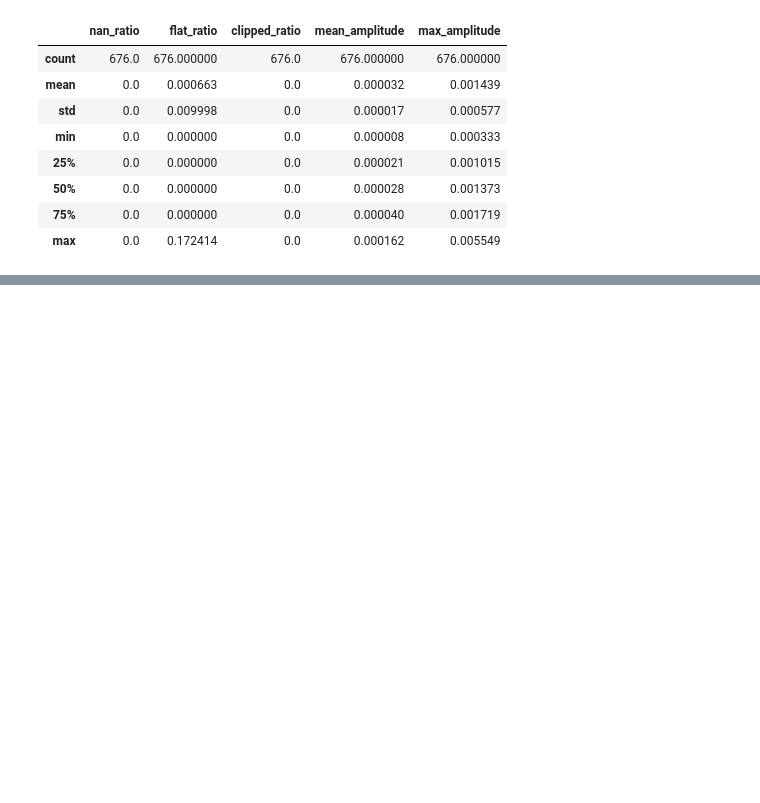
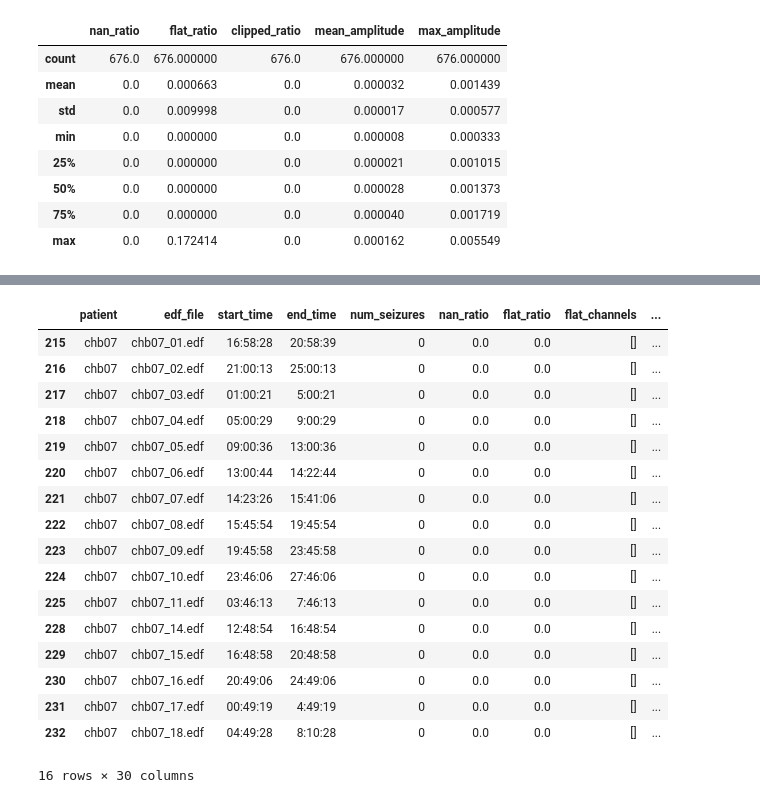
Before and after one commit to 0xJakuzya/epilepsy, a Jupyter notebook: analysis/analysis.ipynb, the cells around one changed output, grey strips where cells are left out. Saved outputs shown, nothing was run; the diff lists cells and outputs as text; code cells hidden in the pictures; blank space fills up the shorter version.

```diff
--- a/analysis/analysis.ipynb
+++ b/analysis/analysis.ipynb
@@ -263,0 +393,23 @@ NameError: name 'qc_table' is not defined
+# %%
+inter = features[features.label == 0]
+ictal = features[features.label == 1]
+# %%
+agg_cols = [
+    c for c in features.columns
+    if c not in ['patient', 'edf_file', 't_start', 't_end', 'label', 'seizure_id']
+]
+# %%
+file_inter = (inter.groupby(['patient', 'edf_file'])[agg_cols].agg('mean').add_suffix('_inter'))
+file_ictal = (ictal.groupby(['patient', 'edf_file'])[agg_cols].agg('mean').add_suffix('_ictal'))
+
+features = (file_inter.join(file_ictal, how='outer').reset_index())
+
+features.columns = [
+    f"{col[0]}_{col[1]}" if isinstance(col, tuple) else col
+    for col in features.columns
+]
+
+file_features = (features.groupby(['patient', 'edf_file']).agg('mean').reset_index())
+# %%
+data = data.merge(file_features, on=['patient', 'edf_file'], how='left')
+data
@@ -263,0 +430,27 @@ NameError: name 'qc_table' is not defined
+# %%
+inter = data[data['num_seizures'] == 0]
+inter = inter.loc[:, ~inter.columns.str.contains('_ictal')]
+
+ictal = data[data['num_seizures'] > 0]
+ictal = ictal.loc[:, ~ictal.columns.str.contains('_inter')]
+
+inter[inter['patient'] == 'chb07']
+# %% [output]
+|  | patient | edf_file | start_time | end_time | num_seizures | nan_ratio | flat_ratio | flat_channels | ... |
+| 215 | chb07 | chb07_01.edf | 16:58:28 | 20:58:39 | 0 | 0.0 | 0.0 | [] | ... |
+| 216 | chb07 | chb07_02.edf | 21:00:13 | 25:00:13 | 0 | 0.0 | 0.0 | [] | ... |
+| 217 | chb07 | chb07_03.edf | 01:00:21 | 5:00:21 | 0 | 0.0 | 0.0 | [] | ... |
+| 218 | chb07 | chb07_04.edf | 05:00:29 | 9:00:29 | 0 | 0.0 | 0.0 | [] | ... |
+| 219 | chb07 | chb07_05.edf | 09:00:36 | 13:00:36 | 0 | 0.0 | 0.0 | [] | ... |
+| 220 | chb07 | chb07_06.edf | 13:00:44 | 14:22:44 | 0 | 0.0 | 0.0 | [] | ... |
+| 221 | chb07 | chb07_07.edf | 14:23:26 | 15:41:06 | 0 | 0.0 | 0.0 | [] | ... |
+| 222 | chb07 | chb07_08.edf | 15:45:54 | 19:45:54 | 0 | 0.0 | 0.0 | [] | ... |
+| 223 | chb07 | chb07_09.edf | 19:45:58 | 23:45:58 | 0 | 0.0 | 0.0 | [] | ... |
+| 224 | chb07 | chb07_10.edf | 23:46:06 | 27:46:06 | 0 | 0.0 | 0.0 | [] | ... |
+| 225 | chb07 | chb07_11.edf | 03:46:13 | 7:46:13 | 0 | 0.0 | 0.0 | [] | ... |
+| 228 | chb07 | chb07_14.edf | 12:48:54 | 16:48:54 | 0 | 0.0 | 0.0 | [] | ... |
+| 229 | chb07 | chb07_15.edf | 16:48:58 | 20:48:58 | 0 | 0.0 | 0.0 | [] | ... |
+| 230 | chb07 | chb07_16.edf | 20:49:06 | 24:49:06 | 0 | 0.0 | 0.0 | [] | ... |
+| 231 | chb07 | chb07_17.edf | 00:49:19 | 4:49:19 | 0 | 0.0 | 0.0 | [] | ... |
+| 232 | chb07 | chb07_18.edf | 04:49:28 | 8:10:28 | 0 | 0.0 | 0.0 | [] | ... |
+16 rows × 30 columns
```
Also changed, not shown: parts of 18 cells of this notebook.
